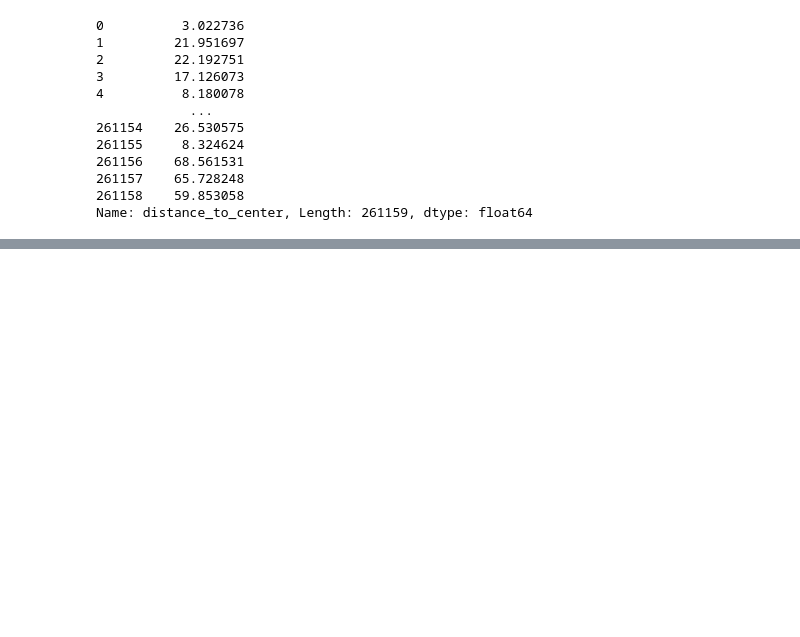
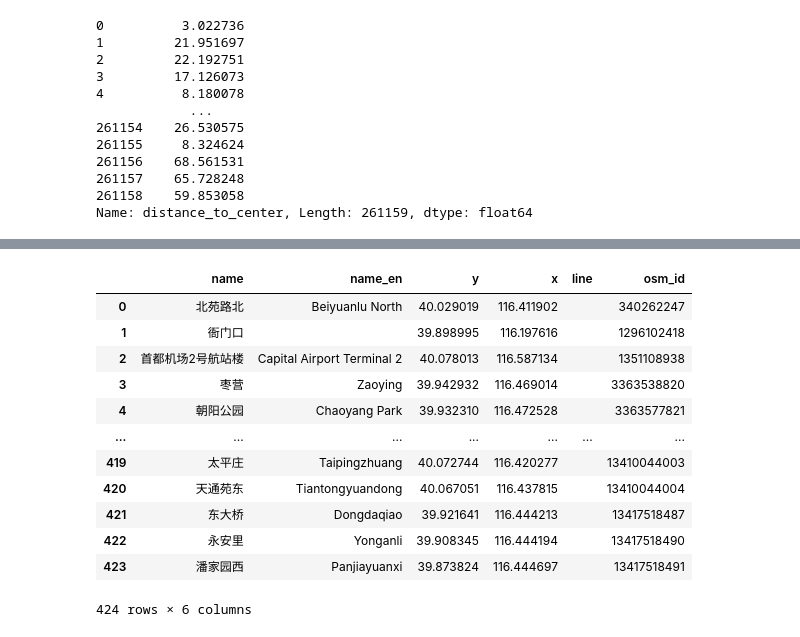
Before and after one commit to artinsophia/Paper-HousingPriceSpatialEconometrics, a Jupyter notebook: 02_spatial_encoding.ipynb, the cells around one changed output, grey strips where cells are left out. Cells and saved outputs as stored; diff of their text form; code cells hidden in the pictures; blank space fills up the shorter version.

```diff
--- a/02_spatial_encoding.ipynb
+++ b/02_spatial_encoding.ipynb
@@ -65,0 +86,12 @@ Name: distance_to_center, Length: 261159, dtype: float64
+# %%
+import overpy
+
+api = overpy.Overpass()
+# 查询北京境内的所有地铁站节点
+result = api.query("""
+    node["railway"="station"]["station"="subway"](39.4, 115.7, 41.1, 117.4);
+    out body;
+""")
+# %%
+for node in result.nodes:
+    print(f"站名: {node.tags.get('name', 'N/A')}, 经度: {node.lon}, 纬度: {node.lat}")
@@ -65,0 +116,32 @@ Name: distance_to_center, Length: 261159, dtype: float64
+# %%
+subway_data = []
+for node in result.nodes:
+    # 提取基本信息，如果没名字就叫"未知"
+    station_info = {
+        "name": node.tags.get("name", "未知"),
+        "name_en": node.tags.get("name:en", ""),
+        "y": float(node.lat),
+        "x": float(node.lon),
+        "line": node.tags.get("route_ref", ""), # 有些节点会标注所属线路
+        "osm_id": node.id
+    }
+    subway_data.append(station_info)
+
+# 4. 转换为 DataFrame
+subway = pd.DataFrame(subway_data)
+# %%
+subway
+# %% [output]
+|  | name | name_en | y | x | line | osm_id |
+| 0 | 北苑路北 | Beiyuanlu North | 40.029019 | 116.411902 |  | 340262247 |
+| 1 | 衙门口 |  | 39.898995 | 116.197616 |  | 1296102418 |
+| 2 | 首都机场2号航站楼 | Capital Airport Terminal 2 | 40.078013 | 116.587134 |  | 1351108938 |
+| 3 | 枣营 | Zaoying | 39.942932 | 116.469014 |  | 3363538820 |
+| 4 | 朝阳公园 | Chaoyang Park | 39.932310 | 116.472528 |  | 3363577821 |
+| ... | ... | ... | ... | ... | ... | ... |
+| 419 | 太平庄 | Taipingzhuang | 40.072744 | 116.420277 |  | 13410044003 |
+| 420 | 天通苑东 | Tiantongyuandong | 40.067051 | 116.437815 |  | 13410044004 |
+| 421 | 东大桥 | Dongdaqiao | 39.921641 | 116.444213 |  | 13417518487 |
+| 422 | 永安里 | Yonganli | 39.908345 | 116.444194 |  | 13417518490 |
+| 423 | 潘家园西 | Panjiayuanxi | 39.873824 | 116.444697 |  | 13417518491 |
+424 rows × 6 columns
```
Also changed, not shown: parts of 7 cells of this notebook, 15 other files.
